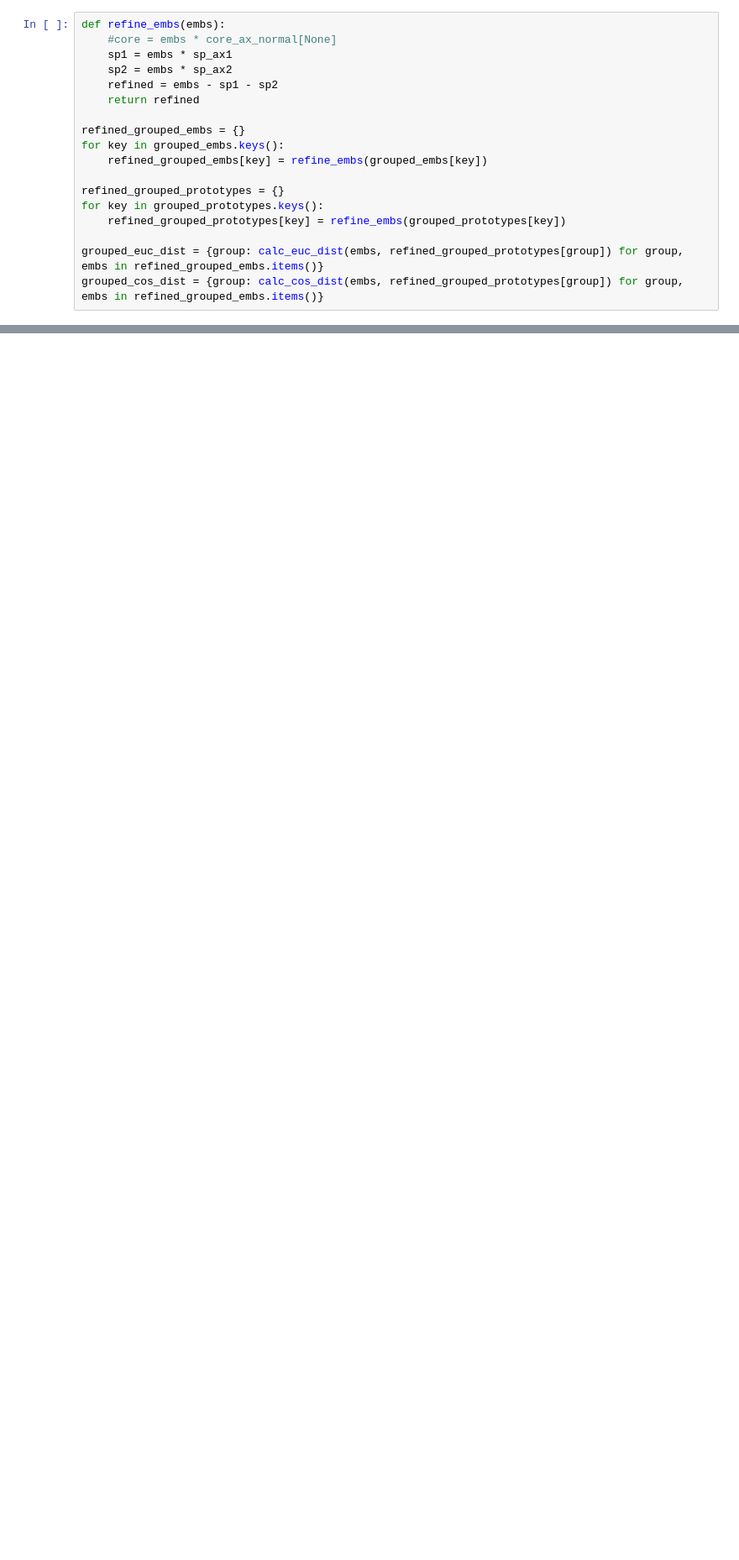
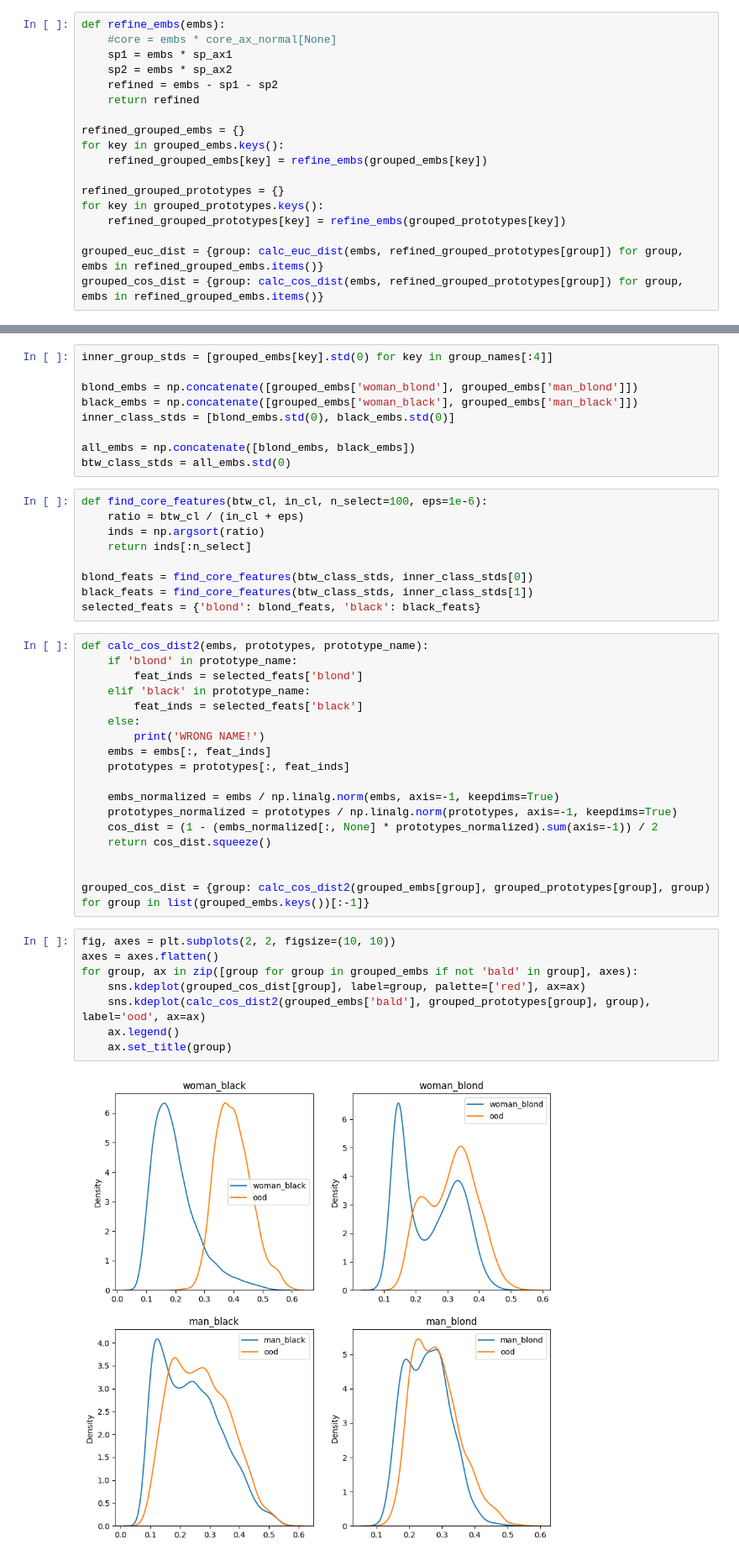
Before and after one commit to HoseinHasani/OoD_Spurious_Robustness, a Jupyter notebook: celeba.ipynb, the cells around one changed output, grey strips where cells are left out. Shown at 84% size. Saved outputs shown, nothing was run; the diff lists cells and outputs as text; blank space fills up the shorter version.

Commit message:
Feature masking with group analysis

```diff
--- a/celeba.ipynb
+++ b/celeba.ipynb
@@ -409,0 +413,46 @@ for group, ax in zip([group for group in grouped_embs if not 'bald' in group], a
+# %%
+inner_group_stds = [grouped_embs[key].std(0) for key in group_names[:4]]
+
+blond_embs = np.concatenate([grouped_embs['woman_blond'], grouped_embs['man_blond']])
+black_embs = np.concatenate([grouped_embs['woman_black'], grouped_embs['man_black']])
+inner_class_stds = [blond_embs.std(0), black_embs.std(0)]
+
+all_embs = np.concatenate([blond_embs, black_embs])
+btw_class_stds = all_embs.std(0)
+# %%
+def find_core_features(btw_cl, in_cl, n_select=100, eps=1e-6):
+    ratio = btw_cl / (in_cl + eps)
+    inds = np.argsort(ratio)
+    return inds[:n_select]
+
+blond_feats = find_core_features(btw_class_stds, inner_class_stds[0])
+black_feats = find_core_features(btw_class_stds, inner_class_stds[1])
+selected_feats = {'blond': blond_feats, 'black': black_feats}
+# %%
+def calc_cos_dist2(embs, prototypes, prototype_name):
+    if 'blond' in prototype_name:
+        feat_inds = selected_feats['blond']
+    elif 'black' in prototype_name:
+        feat_inds = selected_feats['black']
+    else:
+        print('WRONG NAME!')
+    embs = embs[:, feat_inds]
+    prototypes = prototypes[:, feat_inds]
+
+    embs_normalized = embs / np.linalg.norm(embs, axis=-1, keepdims=True)
+    prototypes_normalized = prototypes / np.linalg.norm(prototypes, axis=-1, keepdims=True)
+    cos_dist = (1 - (embs_normalized[:, None] * prototypes_normalized).sum(axis=-1)) / 2
+    return cos_dist.squeeze()
+
+
+grouped_cos_dist = {group: calc_cos_dist2(grouped_embs[group], grouped_prototypes[group], group) for group in list(grouped_embs.keys())[:-1]}
+# %%
+fig, axes = plt.subplots(2, 2, figsize=(10, 10))
+axes = axes.flatten()
+for group, ax in zip([group for group in grouped_embs if not 'bald' in group], axes):
+    sns.kdeplot(grouped_cos_dist[group], label=group, palette=['red'], ax=ax)
+    sns.kdeplot(calc_cos_dist2(grouped_embs['bald'], grouped_prototypes[group], group), label='ood', ax=ax)
+    ax.legend()
+    ax.set_title(group)
+# %% [output]
+[figure, added]
```
Also changed, not shown: parts of 2 cells of this notebook.
